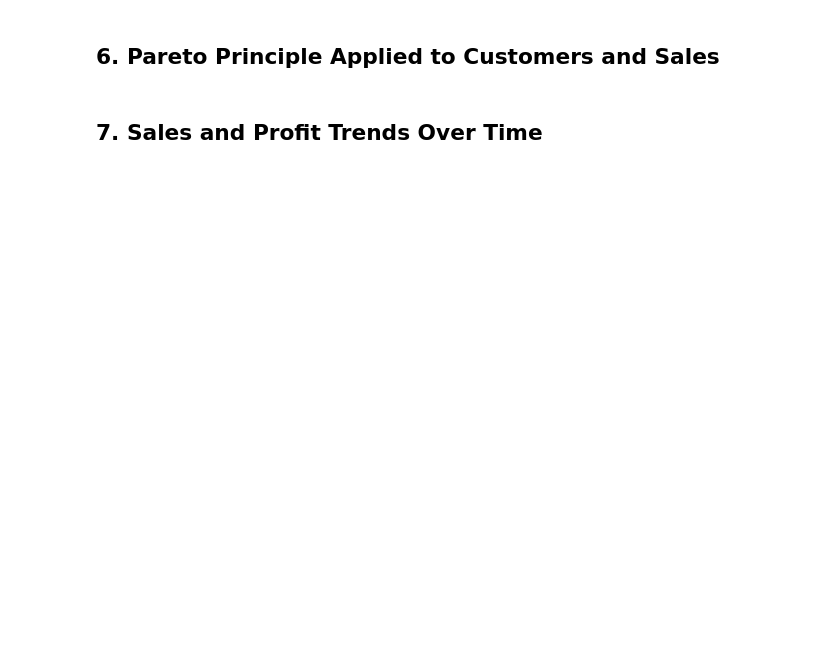
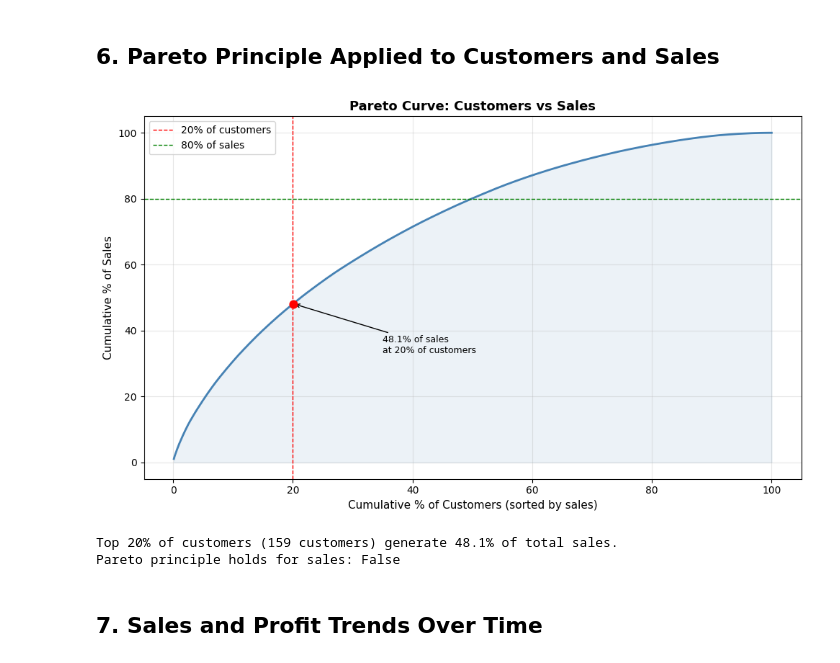
Before and after one commit to justinouanko/DI-Bootcamp, a Jupyter notebook: Week2/Mini_Project/marketing_strategy_analysis.ipynb, the cells around one changed output. Saved outputs shown, nothing was run; the diff lists cells and outputs as text; code cells hidden in the pictures; blank space fills up the shorter version.

```diff
--- a/Week2/Mini_Project/marketing_strategy_analysis.ipynb
+++ b/Week2/Mini_Project/marketing_strategy_analysis.ipynb
@@ -251,34 +347,37 @@ plt.show()
 # %%
 total_sales_val = customer_sales.sum()
 n_cust          = len(customer_sales)
 cum_sales_pct   = customer_sales.cumsum() / total_sales_val * 100
 x_pct_s         = np.arange(1, n_cust + 1) / n_cust * 100
 
 threshold_20s   = np.searchsorted(x_pct_s, 20)
 sales_at_20     = cum_sales_pct.iloc[threshold_20s]
 
 fig, ax = plt.subplots(figsize=(10, 6))
 ax.plot(x_pct_s, cum_sales_pct.values, color='steelblue', linewidth=2)
 ax.fill_between(x_pct_s, cum_sales_pct.values, alpha=0.1, color='steelblue')
 ax.axvline(20, color='red', linestyle='--', linewidth=1, label='20% of customers')
 ax.axhline(80, color='green', linestyle='--', linewidth=1, label='80% of sales')
 ax.scatter([x_pct_s[threshold_20s]], [sales_at_20], color='red', zorder=5, s=60)
-ax.annotate(f'{sales_at_20:.1f}% of sales
-at 20% of customers',
+ax.annotate(f'{sales_at_20:.1f}% of sales\nat 20% of customers',
             xy=(x_pct_s[threshold_20s], sales_at_20),
             xytext=(35, sales_at_20 - 15),
             arrowprops=dict(arrowstyle='->', color='black'),
             fontsize=9)
 ax.set_xlabel('Cumulative % of Customers (sorted by sales)', fontsize=11)
 ax.set_ylabel('Cumulative % of Sales', fontsize=11)
 ax.set_title('Pareto Curve: Customers vs Sales', fontsize=13, fontweight='bold')
 ax.legend()
 ax.grid(True, alpha=0.3)
 plt.tight_layout()
 plt.show()
 
 print(f"Top 20% of customers ({threshold_20s + 1} customers) generate {sales_at_20:.1f}% of total sales.")
 print(f"Pareto principle holds for sales: {sales_at_20 >= 80}")
+# %% [output]
+[figure, added]
+Top 20% of customers (159 customers) generate 48.1% of total sales.
+Pareto principle holds for sales: False
 # %% [markdown]
 ## 7. Sales and Profit Trends Over Time
 # %%
```
Also changed, not shown: parts of 14 cells of this notebook, 1 other file.
